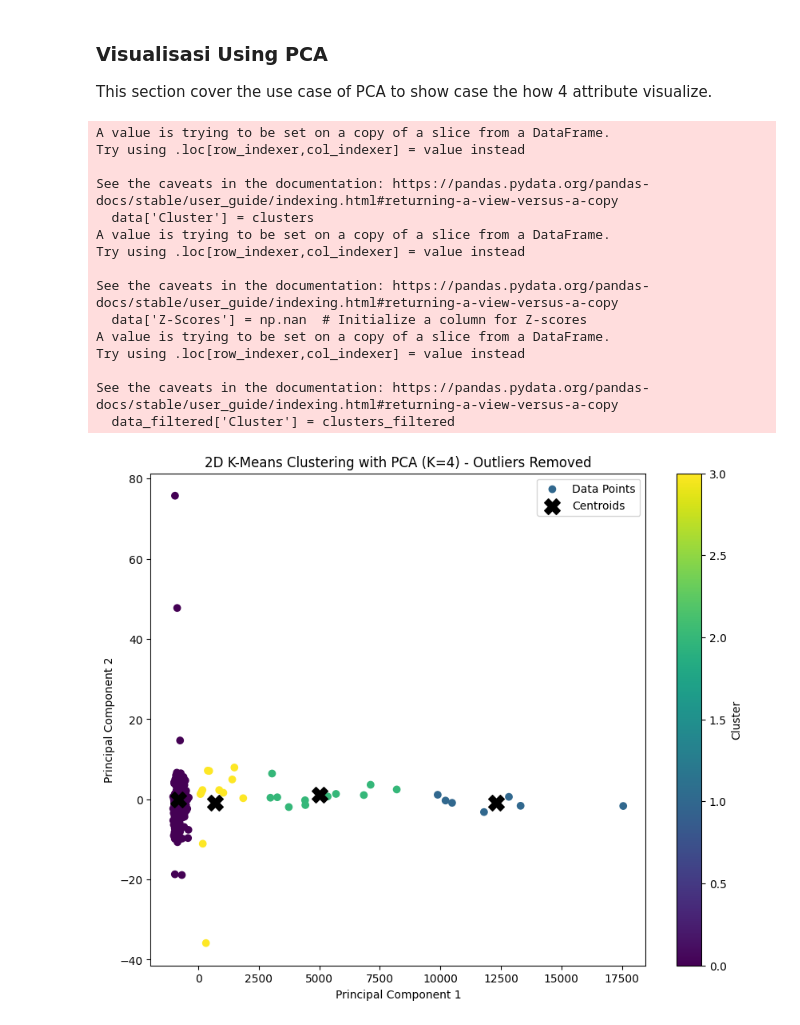
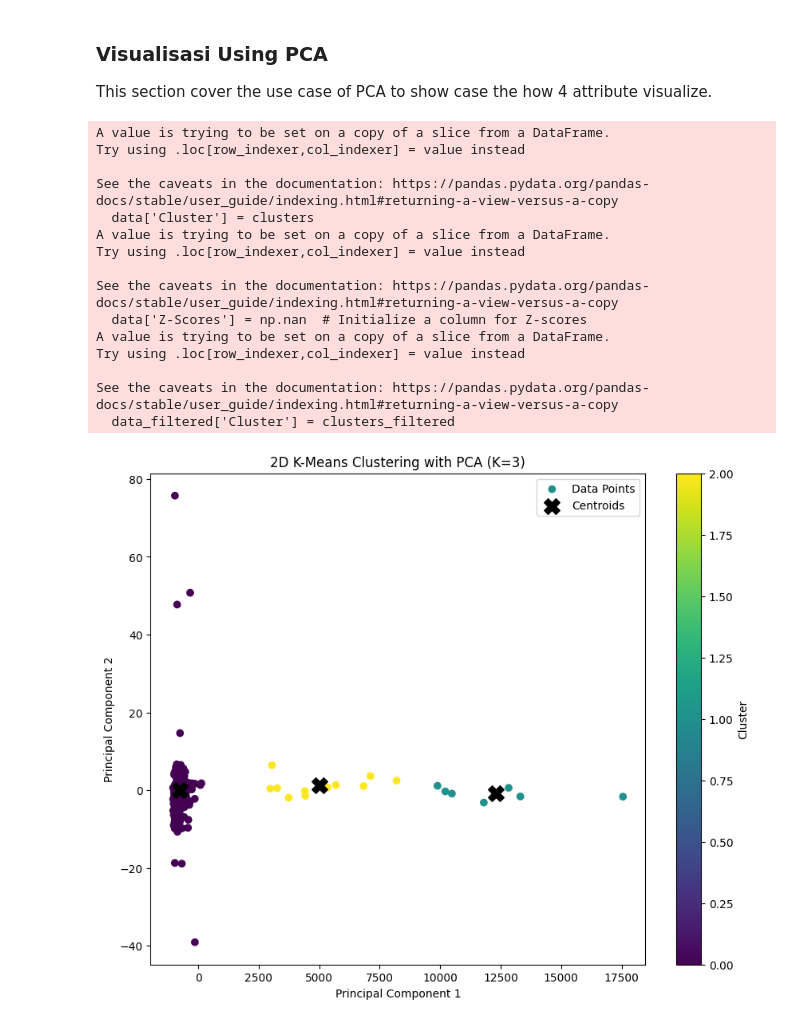
Before and after one commit to archiseino/Vox-KMeans-Cluster, a Jupyter notebook: analysis/DPT_Analysis.ipynb, the cells around one changed output. Saved outputs shown, nothing was run; the diff lists cells and outputs as text; code cells hidden in the pictures.

```diff
--- a/analysis/DPT_Analysis.ipynb
+++ b/analysis/DPT_Analysis.ipynb
@@ -39,16 +39,21 @@ from sklearn.cluster import KMeans
 from sklearn.preprocessing import StandardScaler
 import seaborn as sns
 from scipy.stats import zscore
+from sklearn.metrics import silhouette_score
 
 # Select relevant columns for clustering
 data = df[['Eligible Voter Ratio', 'Voter Gender Ratio', 'Population Growth Rate (%)', 'Population Density']]
+
+# Determine the Cluster
+random_states = 42
+n_cluster = 4
 
 ## Normalize the data
 scaler = StandardScaler()
 data_scaled = scaler.fit_transform(data)
 
 ## Apply K means with 4 clusters
-kmeans = KMeans(n_clusters=4, random_state=17)
+kmeans = KMeans(n_clusters=n_cluster, random_state=random_states)
 clusters = kmeans.fit_predict(data_scaled)
 
 ## Add clusters label to the dataset
@@ -72,7 +77,7 @@ print(len(data_filtered))
 
 ## Create a pair plot of filtered data
 sns.pairplot(data_filtered, hue="Cluster", vars=['Eligible Voter Ratio', 'Voter Gender Ratio', 'Population Growth Rate (%)', 'Population Density'], palette="viridis", markers="o")
-plt.suptitle("K-Means Clustering Pair Plot (K = 4)")
+plt.suptitle("K-Means Clustering Pair Plot (K = 3)")
 plt.show()
 # %% [output]
 A value is trying to be set on a copy of a slice from a DataFrame.
@@ -97,19 +102,19 @@ scaler = StandardScaler()
 data_scaled = scaler.fit_transform(data)
 
 # Perform KMeans can calculate SSE (Sum Squared Error) for K values
-sse = []
-K_range = range(1, 10)
+K_range = range(2, 10)
+silhouette_scores = []
 
 for k in K_range:
-    kmeans = KMeans(n_clusters=k, random_state=17)
+    kmeans = KMeans(n_clusters=k, random_state=42)
     kmeans.fit(data_scaled)
-    sse.append(kmeans.inertia_)
+    cluster_labels = kmeans.predict(data_scaled)
+    silhouette_avg = silhouette_score(data_scaled, cluster_labels)
+    silhouette_scores.append(silhouette_avg)
 
-# Plot Elbow Method
-fig, ax = plt.subplots(figsize=(8, 5))
-ax.plot(K_range, sse, marker='o')
-ax.set_xlabel('Number of Clusters')
-ax.set_ylabel('SSE (Sum of Squared Errors)')
-ax.set_title('Elbow Method for Optimal K')
+plt.plot(K_range, silhouette_scores, marker='o')
+plt.title('Silhouette Score for Optimal K')
+plt.xlabel('Number of clusters (K)')
+plt.ylabel('Silhouette Score')
 plt.show()
 # %% [output]
@@ -118,7 +123,7 @@ plt.show()
 2. Working on the Clustering and display with 3d visualization
 # %%
 # Apply KMeans with 4 clusters
-kmeans = KMeans(n_clusters=4, random_state=42)
+kmeans = KMeans(n_clusters=n_cluster, random_state=random_states)
 clusters = kmeans.fit_predict(data_scaled)
 
 # Add cluster labels to the dataset
@@ -158,7 +163,7 @@ ax.set_zlabel('Population Growth Rate (%)')
 # Adding color bar to show cluster assignment
 plt.colorbar(sc, label='Cluster')
 
-plt.title('With data_filtered3D K-Means Clustering (K=4)')
+plt.title('3D K-Means Clustering (K=3)')
 
 # Create a 3D scatter plot with the first 3 attributes, and using Population Density for marker size
 fig = plt.figure(figsize=(10, 8))
@@ -178,7 +183,7 @@ ax.set_zlabel('Population Growth Rate (%)')
 # Adding color bar to show cluster assignment
 plt.colorbar(sc, label='Cluster')
 
-plt.title('3D K-Means Clustering (K=4)')
+plt.title('3D K-Means Clustering (K=3)')
 
 # Create a 3D scatter plot with the first 3 attributes, and using Population Density for marker size
 fig = plt.figure(figsize=(10, 8))
@@ -198,7 +203,7 @@ ax.set_zlabel('Population Growth Rate (%)')
 # Adding color bar to show cluster assignment
 plt.colorbar(sc, label='Cluster')
 
-plt.title('3D K-Means Clustering (K=4)')
+plt.title('3D K-Means Clustering (K=3)')
 
 plt.show()
 # %% [output]
@@ -227,7 +232,7 @@ pca = PCA(n_components=2)
 X_pca = pca.fit_transform(X)
 
 # Apply KMeans with 4 clusters on the original 4D data
-kmeans = KMeans(n_clusters=4, random_state=42)
+kmeans = KMeans(n_clusters=3, random_state=random_states)
 clusters = kmeans.fit_predict(X)
 
 # Add cluster labels to the dataset
@@ -251,7 +256,7 @@ data_filtered = data[~outliers]  # Create a new DataFrame without outliers
 X_pca_filtered = X_pca[~outliers]  # PCA result without outliers
 
 # Re-run KMeans on filtered data
-kmeans_filtered = KMeans(n_clusters=4, random_state=42)
+kmeans_filtered = KMeans(n_clusters=3, random_state=random_states)
 clusters_filtered = kmeans_filtered.fit_predict(data_filtered[['Eligible Voter Ratio', 'Voter Gender Ratio', 'Population Growth Rate (%)', 'Population Density']])
 data_filtered['Cluster'] = clusters_filtered
 
@@ -267,32 +272,32 @@ sc = plt.scatter(X_pca_filtered[:, 0],  # First principal component
 centroids_filtered = pca.transform(kmeans_filtered.cluster_centers_)  # Transform new centroids to PCA space
 plt.scatter(centroids_filtered[:, 0], centroids_filtered[:, 1], color='black', marker='X', s=200, label='Centroids')
 
 # Labels
 plt.xlabel('Principal Component 1')
 plt.ylabel('Principal Component 2')
 
 # Adding color bar to show cluster assignment
 plt.colorbar(sc, label='Cluster')
 
 # Adding legend for centroids
 plt.legend()
 
-plt.title('2D K-Means Clustering with PCA (K=4) - Outliers Removed')
+plt.title('2D K-Means Clustering with PCA (K=3)')
 plt.show()
 # %% [output]
 A value is trying to be set on a copy of a slice from a DataFrame.
 Try using .loc[row_indexer,col_indexer] = value instead
 
 See the caveats in the documentation: https://pandas.pydata.org/pandas-docs/stable/user_guide/indexing.html#returning-a-view-versus-a-copy
   data['Cluster'] = clusters
 A value is trying to be set on a copy of a slice from a DataFrame.
 Try using .loc[row_indexer,col_indexer] = value instead
 
 See the caveats in the documentation: https://pandas.pydata.org/pandas-docs/stable/user_guide/indexing.html#returning-a-view-versus-a-copy
   data['Z-Scores'] = np.nan  # Initialize a column for Z-scores
 A value is trying to be set on a copy of a slice from a DataFrame.
 Try using .loc[row_indexer,col_indexer] = value instead
 
 See the caveats in the documentation: https://pandas.pydata.org/pandas-docs/stable/user_guide/indexing.html#returning-a-view-versus-a-copy
   data_filtered['Cluster'] = clusters_filtered
-[figure, old version]
+[figure, new version]
```
Also changed, not shown: parts of 3 cells of this notebook, 19 other files.
